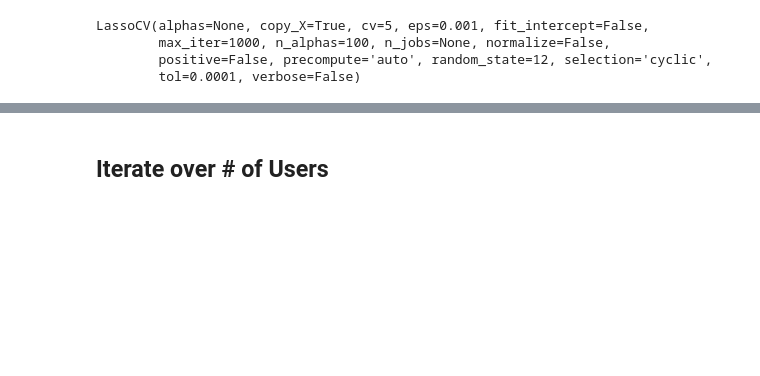
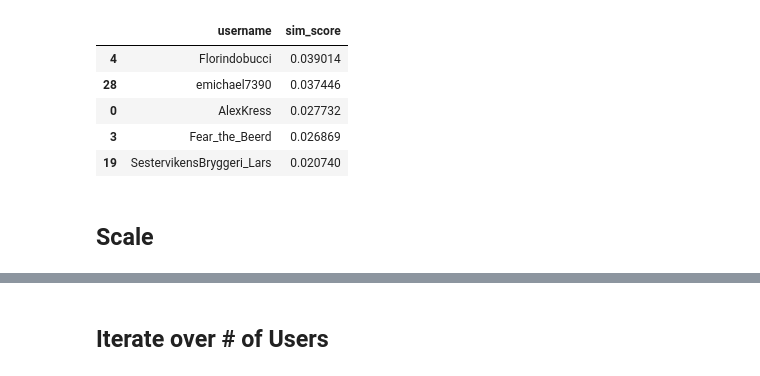
Before and after one commit to tomsharp/BeerMe, a Jupyter notebook: notebooks/Similar Users.ipynb, the cells around one changed output, grey strips where cells are left out. Drawn from its saved outputs; the diff is of its cells as text; code cells hidden in the pictures; blank space fills up the shorter version.

```diff
--- a/notebooks/Similar Users.ipynb
+++ b/notebooks/Similar Users.ipynb
@@ -164 +49,16 @@ X_train, X_test, y_train, y_test = train_test_split(x, y, test_size=0.2, random_
+# %%
+sim = cosine_similarity(X,Y)[0].tolist()
+names = piv[piv['username'] != 'tsharp93']['username']
+
+sim_df = pd.DataFrame({'username':names, 'sim_score':sim})
+sim_df.sort_values(by='sim_score', ascending=False).head()
+# %% [output]
+|  | username | sim_score |
+| 4 | Florindobucci | 0.039014 |
+| 28 | emichael7390 | 0.037446 |
+| 0 | AlexKress | 0.027732 |
+| 3 | Fear_the_Beerd | 0.026869 |
+| 19 | SestervikensBryggeri_Lars | 0.020740 |
+# %% [markdown]
+## Scale
 # %%
@@ -168,7 +65,0 @@ lasso_cv = LassoCV(fit_intercept=False, normalize=False, cv=5, random_state=12)
-# %%
-lasso_cv.fit(X_train, y_train)
-# %% [output]
-LassoCV(alphas=None, copy_X=True, cv=5, eps=0.001, fit_intercept=False,
-        max_iter=1000, n_alphas=100, n_jobs=None, normalize=False,
-        positive=False, precompute='auto', random_state=12, selection='cyclic',
-        tol=0.0001, verbose=False)
```
Also changed, not shown: parts of 30 cells of this notebook.
